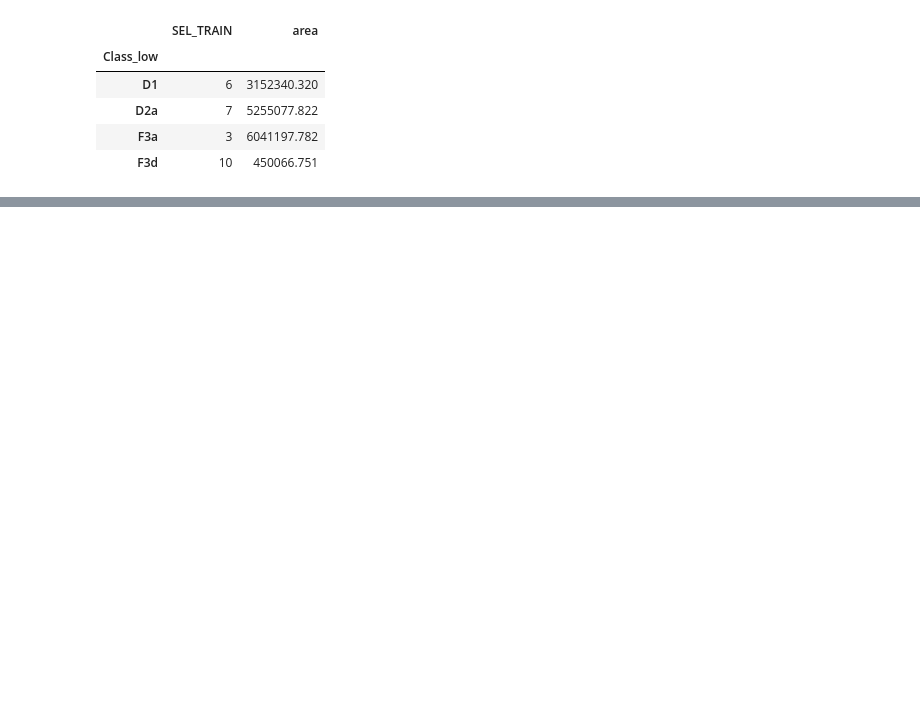
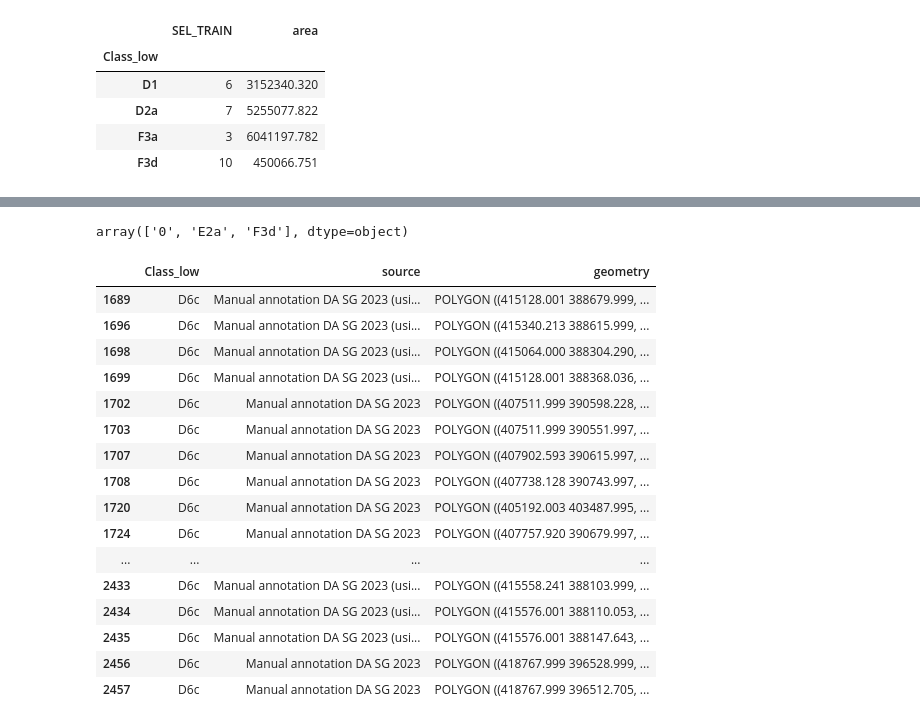
Before and after one commit to pdnpa/cnn-land-cover, a Jupyter notebook: notebooks/Create LC masks.ipynb, the cells around one changed output, grey strips where cells are left out. Saved outputs shown, nothing was run; the diff lists cells and outputs as text; code cells hidden in the pictures; blank space fills up the shorter version.

Commit message:
Used Peaty Soils to relabel some eval data

```diff
--- a/notebooks/Create LC masks.ipynb
+++ b/notebooks/Create LC masks.ipynb
@@ -844,0 +819,2 @@ df_merged[df_merged['SEL_TRAIN'] == 1].groupby('Class_low').sum()
+# %%
+df_eval = lca.load_pols('../content/evaluation_polygons/landscape_character_2022_detailed_CFGH-override/landscape_character_2022_detailed_CFGH-override.shp')
@@ -844,0 +827,4 @@ df_merged[df_merged['SEL_TRAIN'] == 1].groupby('Class_low').sum()
+# %%
+inds_new_annot = np.where([x is None for x in df_eval['source'] ])[0]
+# len(inds_new_annot)
+df_eval.loc[inds_new_annot, 'source'] = 'Manual annotation DA SG 2023'
@@ -844,0 +847,2 @@ df_merged[df_merged['SEL_TRAIN'] == 1].groupby('Class_low').sum()
+# %%
+tmp = lca.use_soil_data_to_overwrite(df_lc=df_eval)
@@ -844,0 +887,24 @@ df_merged[df_merged['SEL_TRAIN'] == 1].groupby('Class_low').sum()
+# %%
+df_eval[df_eval['source'] == '0']['Class_low'].unique()
+# %% [output]
+array(['0', 'E2a', 'F3d'], dtype=object)
+# %%
+tmp[0][tmp[0]['Class_low'] == 'D6c']
+# %% [output]
+|  | Class_low | source | geometry |
+| 1689 | D6c | Manual annotation DA SG 2023 (usi... | POLYGON ((415128.001 388679.999, ... |
+| 1696 | D6c | Manual annotation DA SG 2023 (usi... | POLYGON ((415340.213 388615.999, ... |
+| 1698 | D6c | Manual annotation DA SG 2023 (usi... | POLYGON ((415064.000 388304.290, ... |
+| 1699 | D6c | Manual annotation DA SG 2023 (usi... | POLYGON ((415128.001 388368.036, ... |
+| 1702 | D6c | Manual annotation DA SG 2023 | POLYGON ((407511.999 390598.228, ... |
+| 1703 | D6c | Manual annotation DA SG 2023 | POLYGON ((407511.999 390551.997, ... |
+| 1707 | D6c | Manual annotation DA SG 2023 | POLYGON ((407902.593 390615.997, ... |
+| 1708 | D6c | Manual annotation DA SG 2023 | POLYGON ((407738.128 390743.997, ... |
+| 1720 | D6c | Manual annotation DA SG 2023 | POLYGON ((405192.003 403487.995, ... |
+| 1724 | D6c | Manual annotation DA SG 2023 | POLYGON ((407757.920 390679.997, ... |
+| ... | ... | ... | ... |
+| 2433 | D6c | Manual annotation DA SG 2023 (usi... | POLYGON ((415558.241 388103.999, ... |
+| 2434 | D6c | Manual annotation DA SG 2023 (usi... | POLYGON ((415576.001 388110.053, ... |
+| 2435 | D6c | Manual annotation DA SG 2023 (usi... | POLYGON ((415576.001 388147.643, ... |
+| 2456 | D6c | Manual annotation DA SG 2023 | POLYGON ((418767.999 396528.999, ... |
+| 2457 | D6c | Manual annotation DA SG 2023 | POLYGON ((418767.999 396512.705, ... |
```
Also changed, not shown: parts of 6 cells of this notebook, 7 other files.
